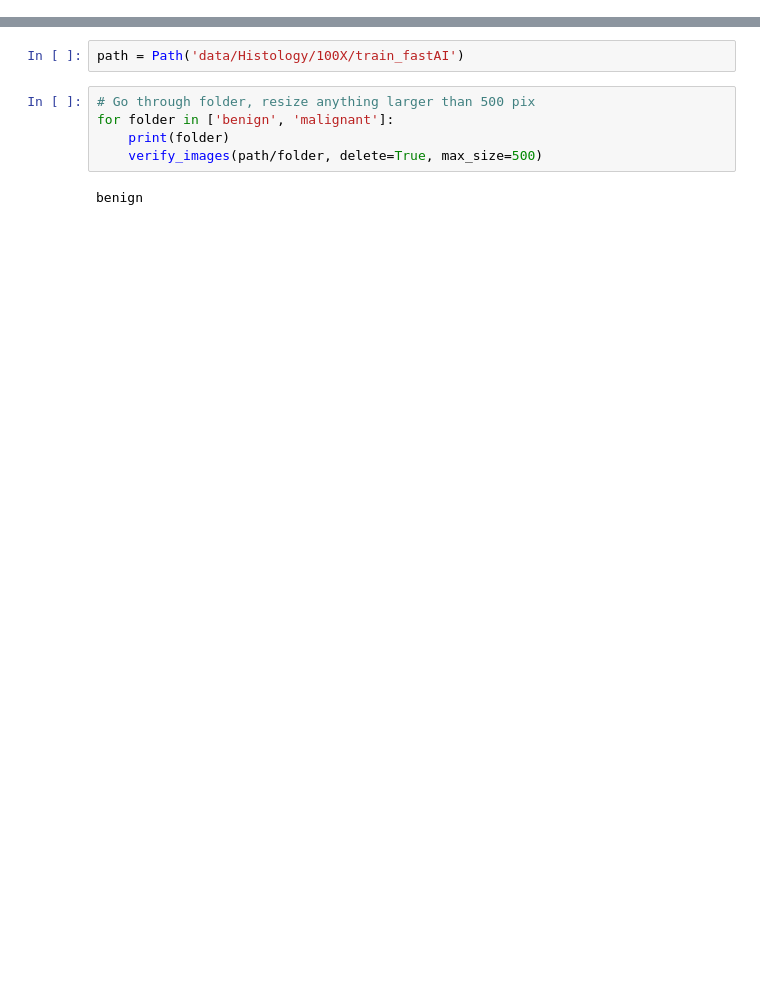
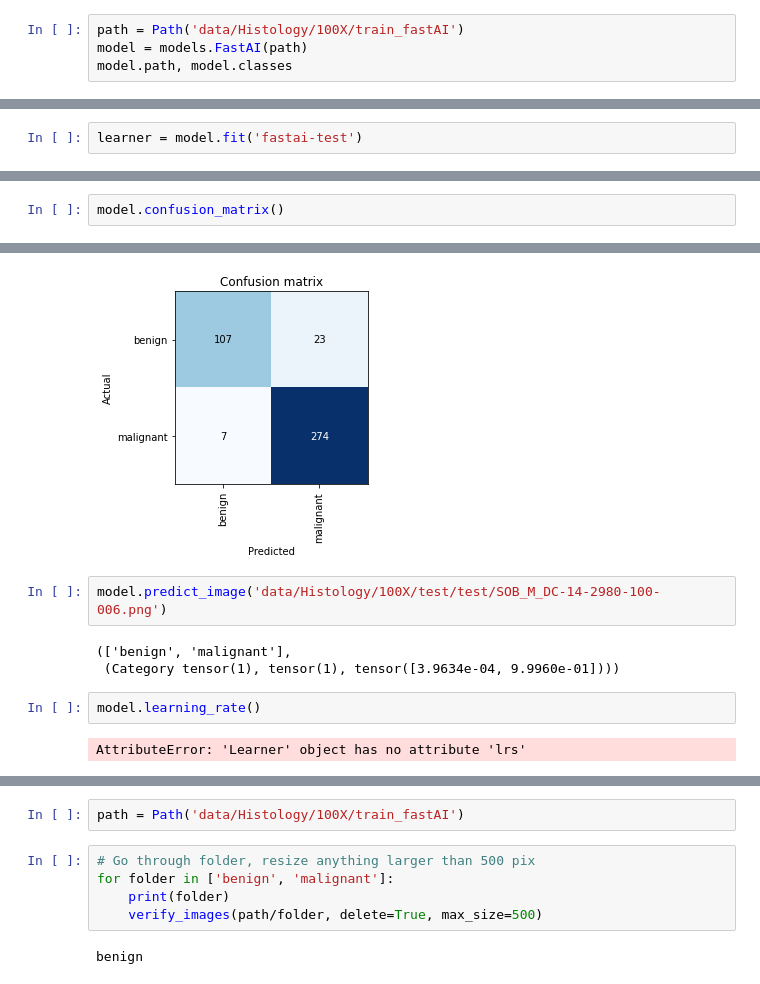
Before and after one commit to mkpetterson/cancer-prediction, a Jupyter notebook: notebooks/FastAI.ipynb, the cells around one changed output, grey strips where cells are left out. Saved outputs shown, nothing was run; the diff lists cells and outputs as text; blank space fills up the shorter version.

```diff
--- a/notebooks/FastAI.ipynb
+++ b/notebooks/FastAI.ipynb
@@ -8,0 +13,4 @@ os.getcwd()
+# %%
+path = Path('data/Histology/100X/train_fastAI')
+model = models.FastAI(path)
+model.path, model.classes
@@ -8,0 +27,2 @@ os.getcwd()
+# %%
+learner = model.fit('fastai-test')
@@ -8,0 +52,3 @@ os.getcwd()
+# %%
+model.confusion_matrix()
+# %% [output]
@@ -8,0 +56,10 @@ os.getcwd()
+[figure, added]
+# %%
+model.predict_image('data/Histology/100X/test/test/SOB_M_DC-14-2980-100-006.png')
+# %% [output]
+(['benign', 'malignant'],
+ (Category tensor(1), tensor(1), tensor([3.9634e-04, 9.9960e-01])))
+# %%
+model.learning_rate()
+# %% [output]
+AttributeError: 'Learner' object has no attribute 'lrs'
```
Also changed, not shown: parts of 13 cells of this notebook, 6 other files.
